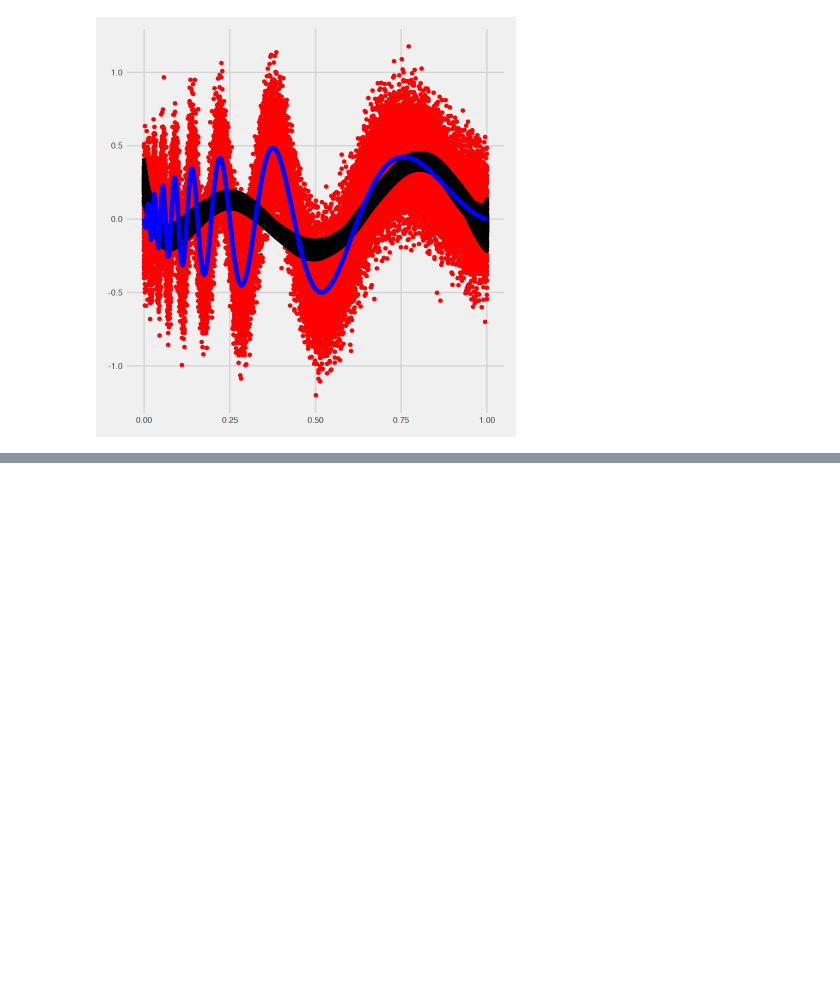
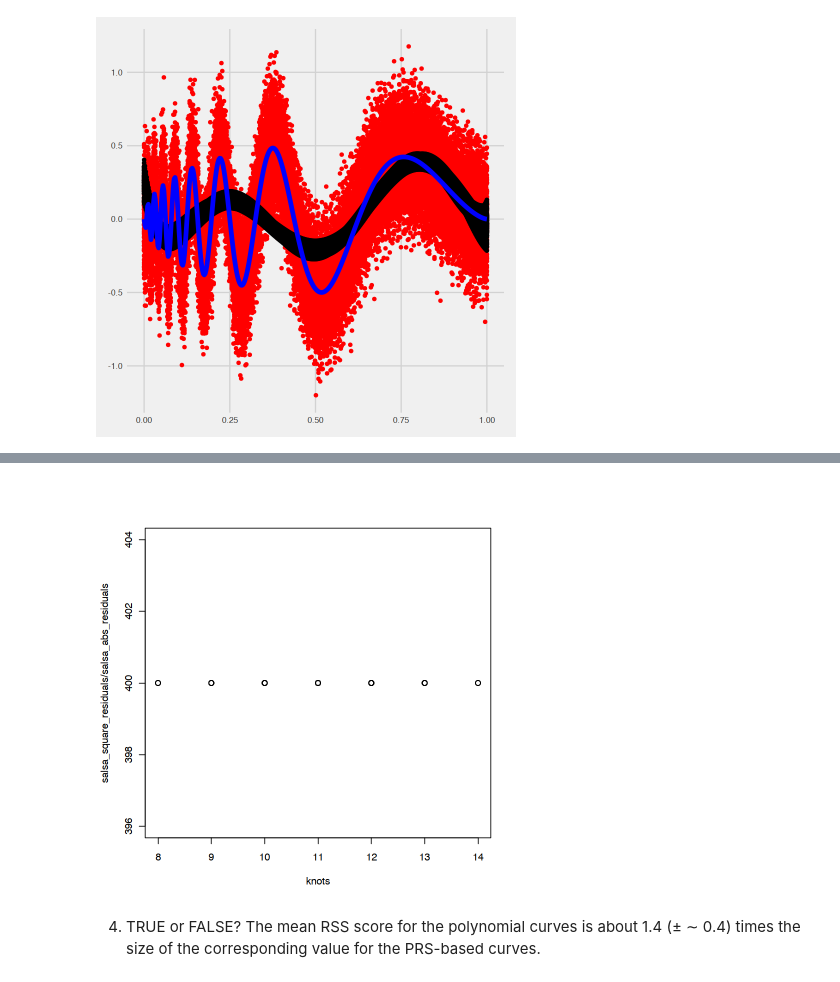
Before and after one commit to erikseulean/data_analysis, a Jupyter notebook: Practical4.ipynb, the cells around one changed output, grey strips where cells are left out. Cells and saved outputs as stored; diff of their text form; code cells hidden in the pictures; blank space fills up the shorter version.

```diff
--- a/Practical4.ipynb
+++ b/Practical4.ipynb
@@ -88,0 +196,7 @@ theme_fivethirtyeight(base_size = 12, base_family = "sans")
+# %%
+plot(knots, salsa_square_residuals/salsa_abs_residuals)
+# %% [output]
+[figure, added]
+# %% [markdown]
+4. TRUE or FALSE? The mean RSS score for the polynomial curves is about 1.4 (± ∼ 0.4) times the
+size of the corresponding value for the PRS-based curves.
```
Also changed, not shown: parts of 30 cells of this notebook.
